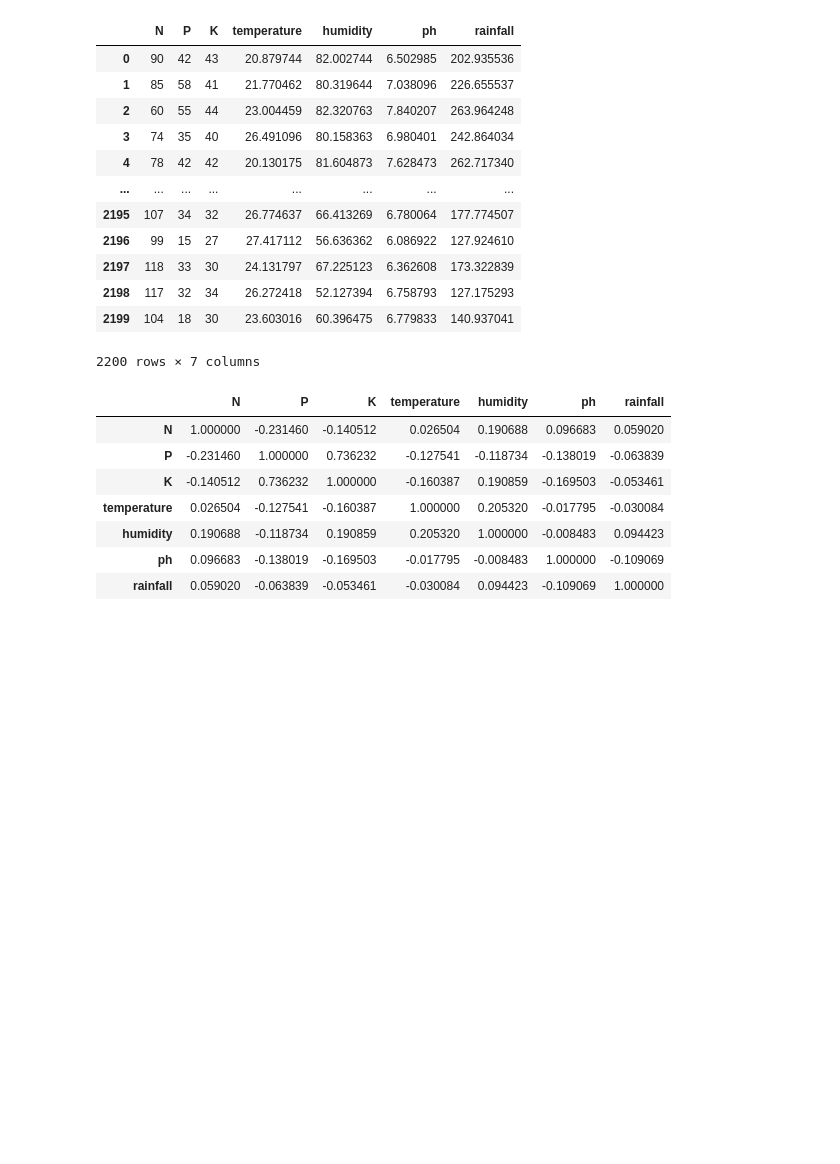
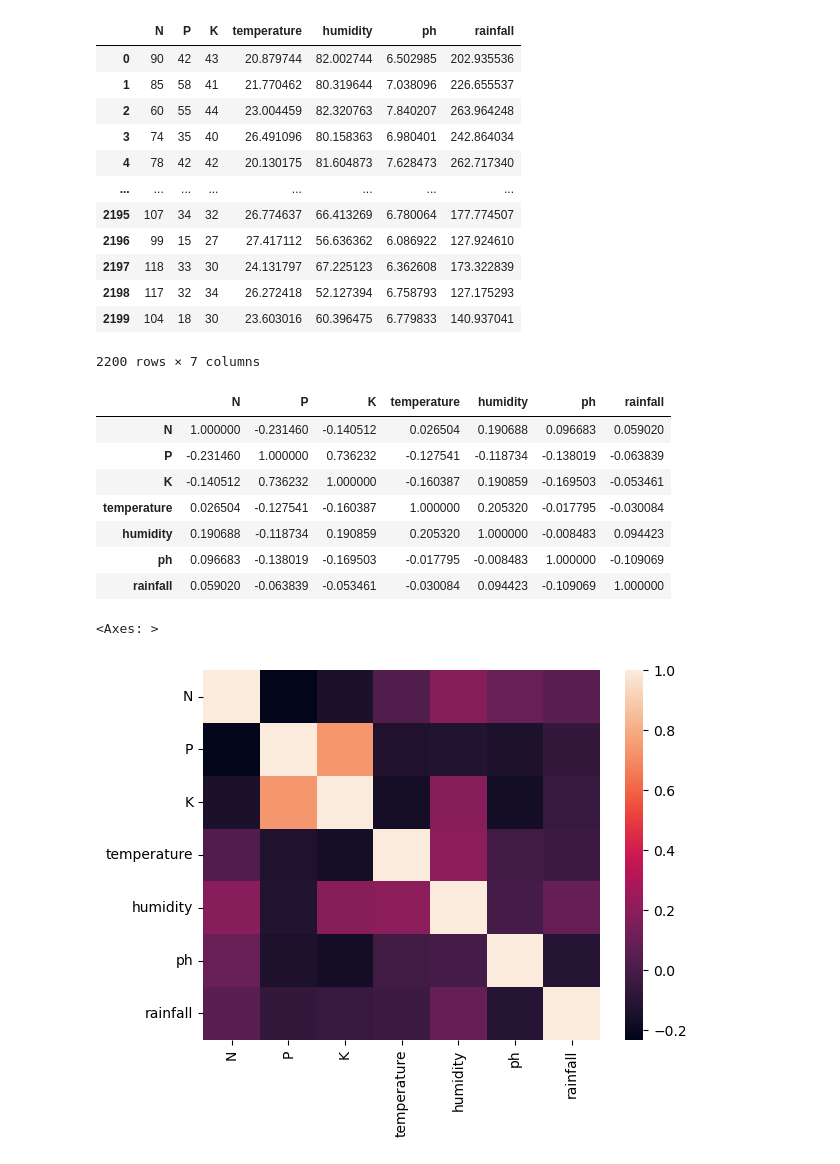
Before and after one commit to nidhi-singh28/Crop-and-Fertilizer-Recommendation, a Jupyter notebook: crop.ipynb, the cells around one changed output. Drawn from its saved outputs; the diff is of its cells as text; code cells hidden in the pictures; blank space fills up the shorter version.

```diff
--- a/crop.ipynb
+++ b/crop.ipynb
@@ -136,4 +177,10 @@ corr
 | humidity | 0.190688 | -0.118734 | 0.190859 | 0.205320 | 1.000000 | -0.008483 | 0.094423 |
 | ph | 0.096683 | -0.138019 | -0.169503 | -0.017795 | -0.008483 | 1.000000 | -0.109069 |
 | rainfall | 0.059020 | -0.063839 | -0.053461 | -0.030084 | 0.094423 | -0.109069 | 1.000000 |
+# %%
+#visualize with heatmap
+sns.heatmap(corr)
+# %% [output]
+<Axes: >
+[figure, added]
 # %%
```
Also changed, not shown: parts of 20 cells of this notebook.
